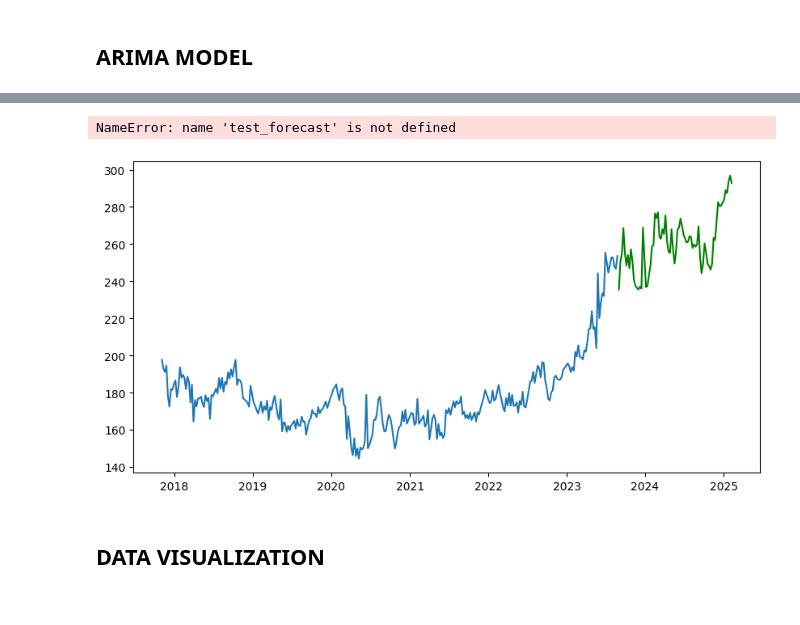
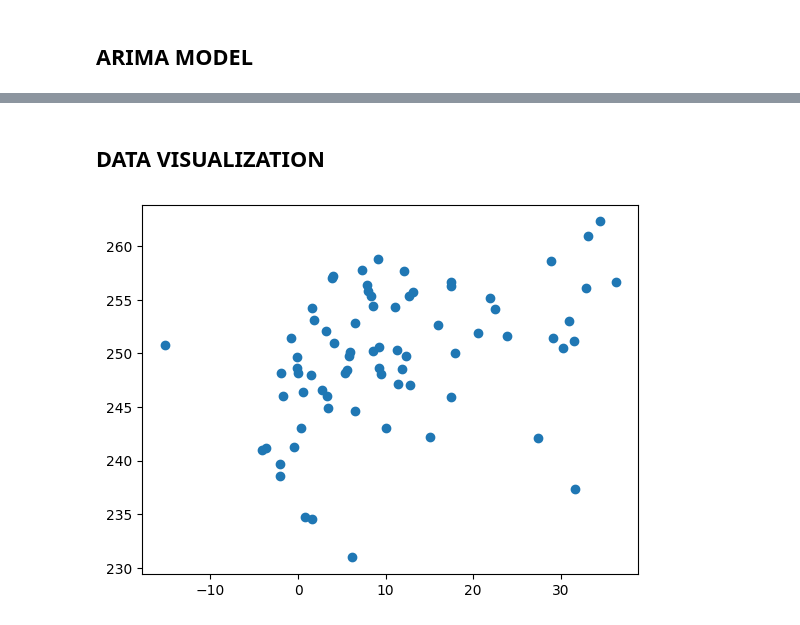
Before and after one commit to JBL168/beef_value_chain_project_spring_2025, a Jupyter notebook: modeling.ipynb, the cells around one changed output, grey strips where cells are left out. Cells and saved outputs as stored; diff of their text form; code cells hidden in the pictures.

```diff
--- a/modeling.ipynb
+++ b/modeling.ipynb
@@ -315,13 +242,10 @@ plt.plot(test)
 # %%
-plt.figure(figsize=(10, 5))
-plt.plot(train.index, train, label='Train')
-plt.plot(test.index, test, label='Test', color='green')
-plt.plot(test_forecast.index, test_forecast, label='Forecast', color='red', linestyle='--')
-plt.legend()
-plt.show()
+# plt.figure(figsize=(10, 5))
+# plt.plot(train.index, train, label='Train')
+# plt.plot(test.index, test, label='Test', color='green')
+# plt.plot(test_forecast.index, test_forecast, label='Forecast', color='red', linestyle='--')
+# plt.legend()
+# plt.show()
-# %% [output]
-NameError: name 'test_forecast' is not defined
-[figure, removed]
 # %% [markdown]
 ## DATA VISUALIZATION
 # %%
@@ -359,3 +293,9 @@ fig.update_layout(
     yaxis_title='AVG_PRICE_AUCTION (Inflation Adjusted)',
     template='plotly_white'
 )
+# %%
+plt.scatter(residuals,lrg_pred)
+
+plt.show()
+# %% [output]
+[figure, added]
```
Also changed, not shown: parts of 11 cells of this notebook.
